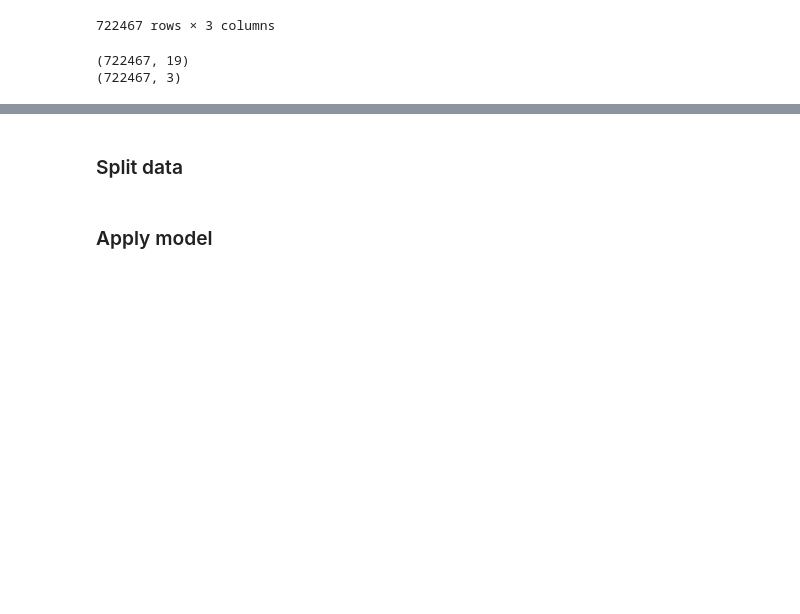
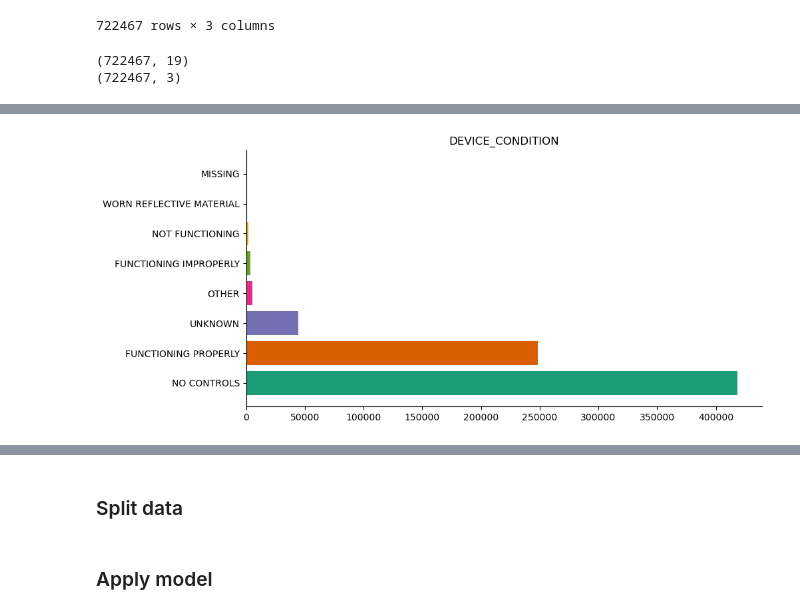
Before and after one commit to HuyHoangTuan/accidents_data_governance, a Jupyter notebook: src/note_book/main.ipynb, the cells around one changed output, grey strips where cells are left out. Cells and saved outputs as stored; diff of their text form; code cells hidden in the pictures; blank space fills up the shorter version.

```diff
--- a/src/note_book/main.ipynb
+++ b/src/note_book/main.ipynb
@@ -87,0 +119,4 @@ print(y_chicago.shape)
+# %%
+categorical_histogram(chicago, *['DEVICE_CONDITION'])
+# %% [output]
+[figure, added]
```
Also changed, not shown: parts of 10 cells of this notebook.
